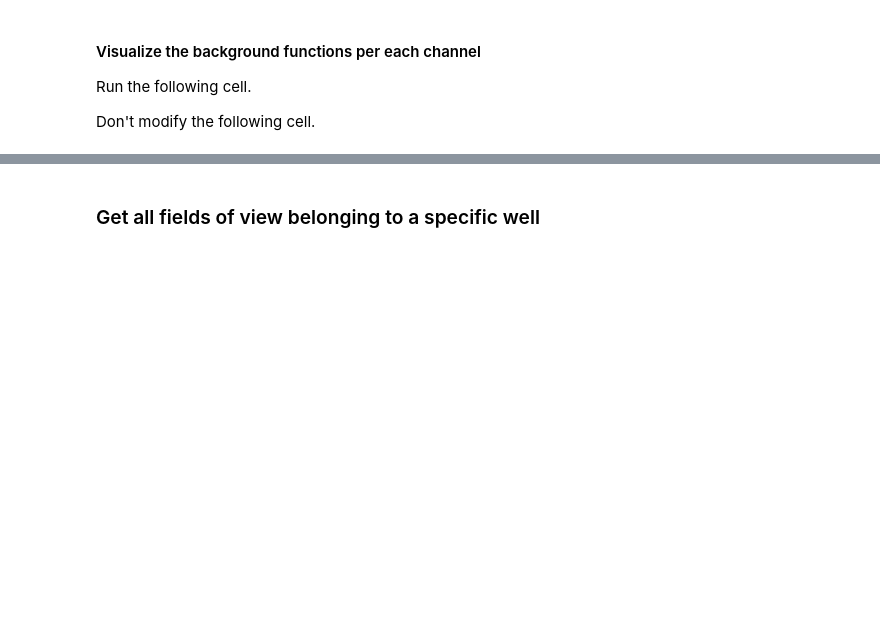
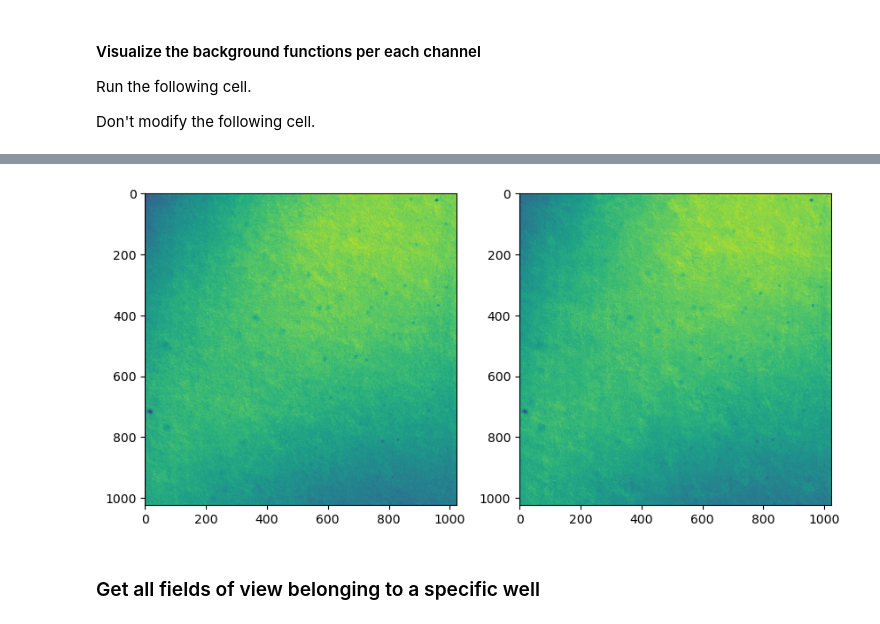
Before and after one commit to IDIP-Platform/ACID, a Jupyter notebook: part4a_compute_background_function.ipynb, the cells around one changed output, grey strips where cells are left out. Saved outputs shown, nothing was run; the diff lists cells and outputs as text; code cells hidden in the pictures; blank space fills up the shorter version.

Commit message:
initial implementation of per well background function calculation

```diff
--- a/part4a_compute_background_function.ipynb
+++ b/part4a_compute_background_function.ipynb
@@ -171,6 +173,9 @@ axis_calc_bg = -1
 # indicate whether to print verbose messages during the background function calculation
 verbose_calc_bg = True
 
+# indicate the regex expression to use for splitting wells into the prefix and well number
+well_regex = r'^(.*?)(\d+)$'
+
 
 # --- parameters for saving metadata within the background function image ---
 # background function image - name of processing date in metadata - this is the name
@@ -546,3 +490,28 @@ Don't modify the following cell.
+# %%
+unique_names, unique_numbers = map_layout_condition(wells,
+                                                    regex=well_regex)
+
+fig, ax = plt.subplots(len(unique_names), len(unique_numbers), figsize=(10,8))
+ch_to_plot = 4
+for name_pos, n_ame in enumerate(unique_names):
+    for numb_pos, n_umb in enumerate(unique_numbers):
+        # get the background function
+        condition_background_function = background_functions_per_well[str(n_ame)+str(n_umb)]
+
+        # get the specific channel
+        ch_condition_background_function = np.unstack(condition_background_function, axis=channel_axis)[ch_to_plot]
+
+        # display the result
+        if len(unique_names)==1 and len(unique_numbers)==1:
+            ax.imshow(ch_condition_background_function)
+        elif len(unique_names)==1 and len(unique_numbers)>1:
+            ax[numb_pos].imshow(ch_condition_background_function)
+        elif len(unique_names)>1 and len(unique_numbers)==1:
+            ax[name_pos].imshow(ch_condition_background_function)
+        else:
+            ax[name_pos][numb_pos].imshow(ch_condition_background_function)
+# %% [output]
+[figure, added]
 # %%
 # scene_fov
 # %%
```
Also changed, not shown: parts of 4 cells of this notebook.
